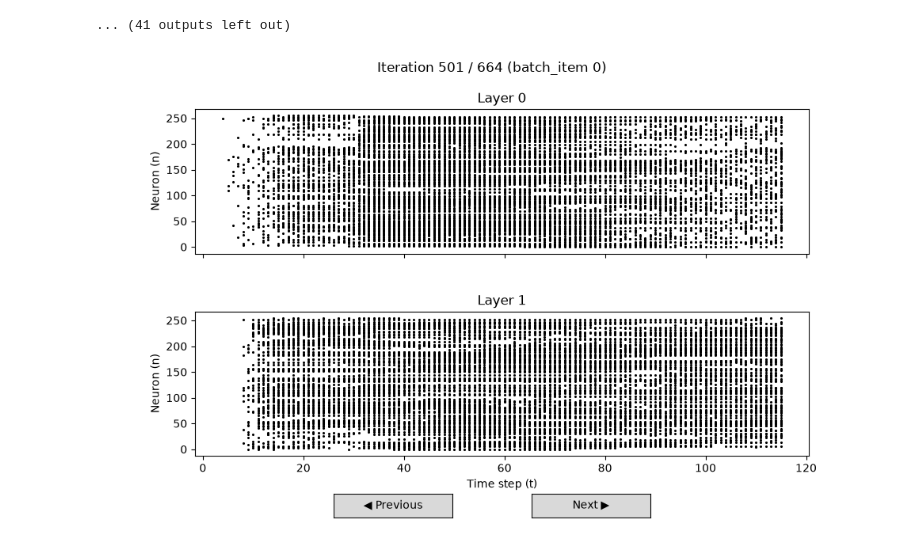
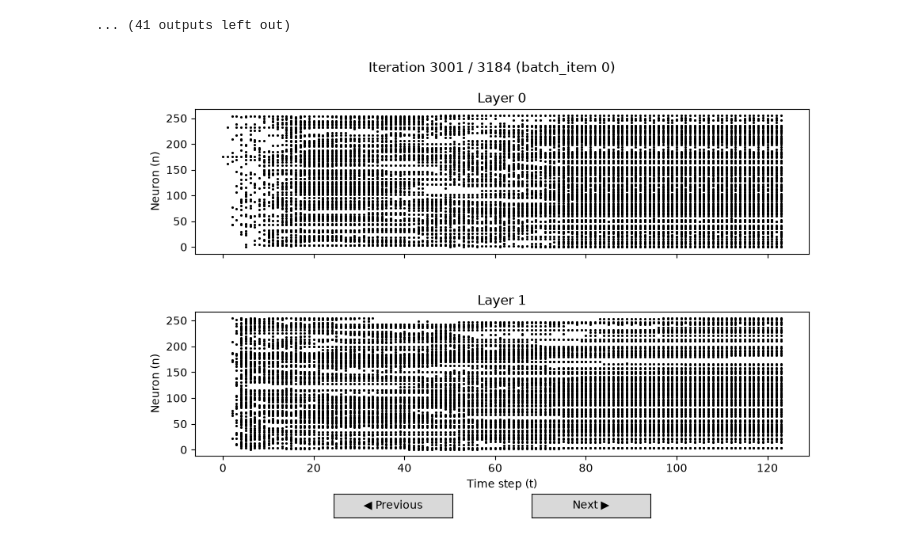
Before and after one commit to Emiel-Nagel/Thesis-Code, a Jupyter notebook: scripts/srnn_regularization.ipynb, the cells around one changed output. Cells and saved outputs as stored; diff of their text form; code cells hidden in the pictures.

```diff
--- a/scripts/srnn_regularization.ipynb
+++ b/scripts/srnn_regularization.ipynb
@@ -222,13 +222,13 @@ Epoch 10, Iteration 50 — Loss: 0.48, Acc: 92.97%
 # %%
 isp = InteractiveSpikePlot(
     recorder=net.get_recorder(),
-    iteration_i_start=500,
+    iteration_i_start=3000,
     batch_item_i=0,
 )
 isp.draw()
 plt.show()
 # %% [output]
-[figure, old version]
+[figure, new version]
 # %%
 import torch.nn as nn
 from torch.utils.data import DataLoader
```
Also changed, not shown: parts of 1 cell of this notebook.
